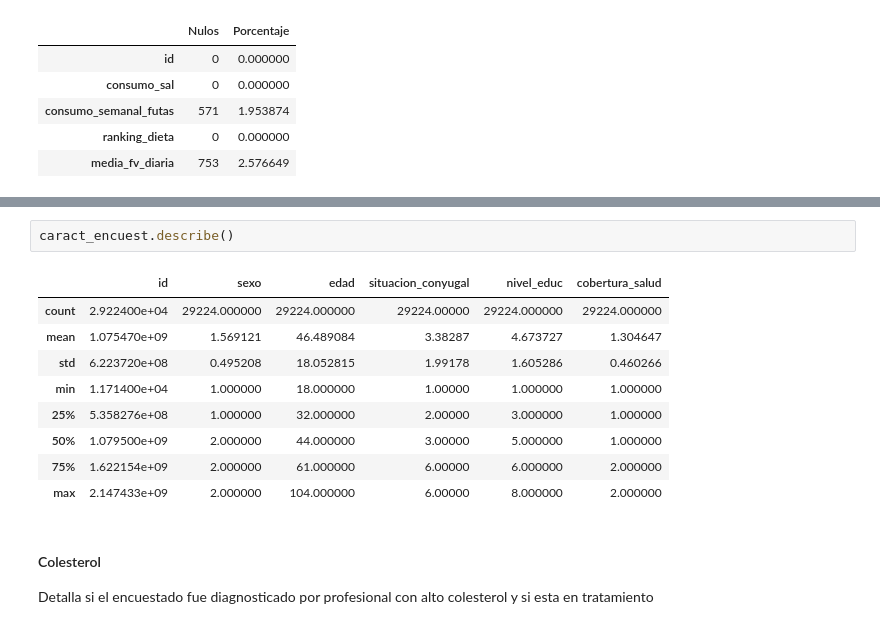
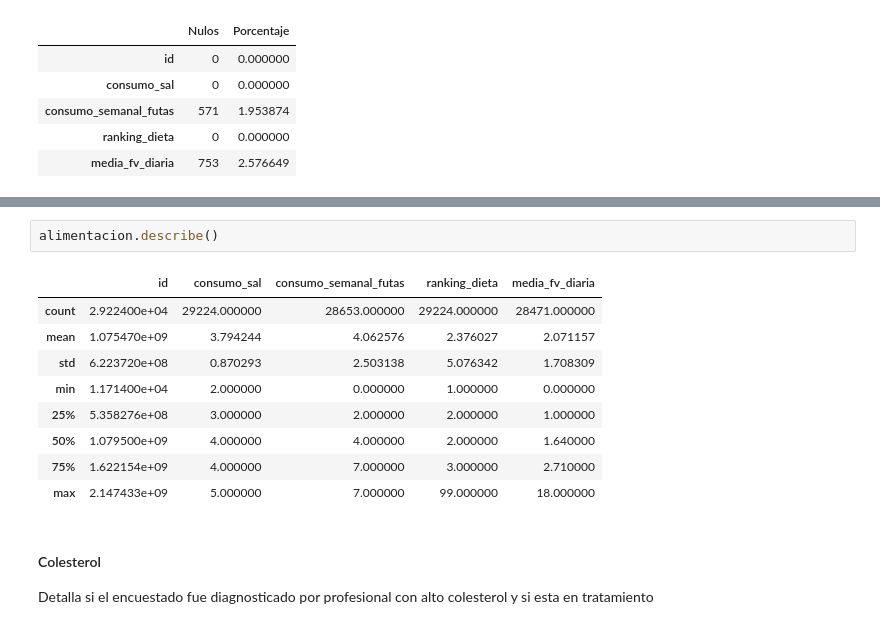
Before and after one commit to Data-Science-YPF/factores_riesgo, a Jupyter notebook: analisisBD.ipynb, the cells around one changed output, grey strips where cells are left out. Saved outputs shown, nothing was run; the diff lists cells and outputs as text.

```diff
--- a/analisisBD.ipynb
+++ b/analisisBD.ipynb
@@ -257,15 +286,15 @@ calcular_nulos_y_porcentaje(alimentacion)
 # %%
-caract_encuest.describe()
+alimentacion.describe()
 # %% [output]
-|  | id | sexo | edad | situacion_conyugal | nivel_educ | cobertura_salud |
-| count | 2.922400e+04 | 29224.000000 | 29224.000000 | 29224.00000 | 29224.000000 | 29224.000000 |
-| mean | 1.075470e+09 | 1.569121 | 46.489084 | 3.38287 | 4.673727 | 1.304647 |
-| std | 6.223720e+08 | 0.495208 | 18.052815 | 1.99178 | 1.605286 | 0.460266 |
-| min | 1.171400e+04 | 1.000000 | 18.000000 | 1.00000 | 1.000000 | 1.000000 |
-| 25% | 5.358276e+08 | 1.000000 | 32.000000 | 2.00000 | 3.000000 | 1.000000 |
-| 50% | 1.079500e+09 | 2.000000 | 44.000000 | 3.00000 | 5.000000 | 1.000000 |
-| 75% | 1.622154e+09 | 2.000000 | 61.000000 | 6.00000 | 6.000000 | 2.000000 |
-| max | 2.147433e+09 | 2.000000 | 104.000000 | 6.00000 | 8.000000 | 2.000000 |
+|  | id | consumo_sal | consumo_semanal_futas | ranking_dieta | media_fv_diaria |
+| count | 2.922400e+04 | 29224.000000 | 28653.000000 | 29224.000000 | 28471.000000 |
+| mean | 1.075470e+09 | 3.794244 | 4.062576 | 2.376027 | 2.071157 |
+| std | 6.223720e+08 | 0.870293 | 2.503138 | 5.076342 | 1.708309 |
+| min | 1.171400e+04 | 2.000000 | 0.000000 | 1.000000 | 0.000000 |
+| 25% | 5.358276e+08 | 3.000000 | 2.000000 | 2.000000 | 1.000000 |
+| 50% | 1.079500e+09 | 4.000000 | 4.000000 | 2.000000 | 1.640000 |
+| 75% | 1.622154e+09 | 4.000000 | 7.000000 | 3.000000 | 2.710000 |
+| max | 2.147433e+09 | 5.000000 | 7.000000 | 99.000000 | 18.000000 |
 # %% [markdown]
 #### Colesterol
 
```
Also changed, not shown: parts of 10 cells of this notebook, 3 other files.
